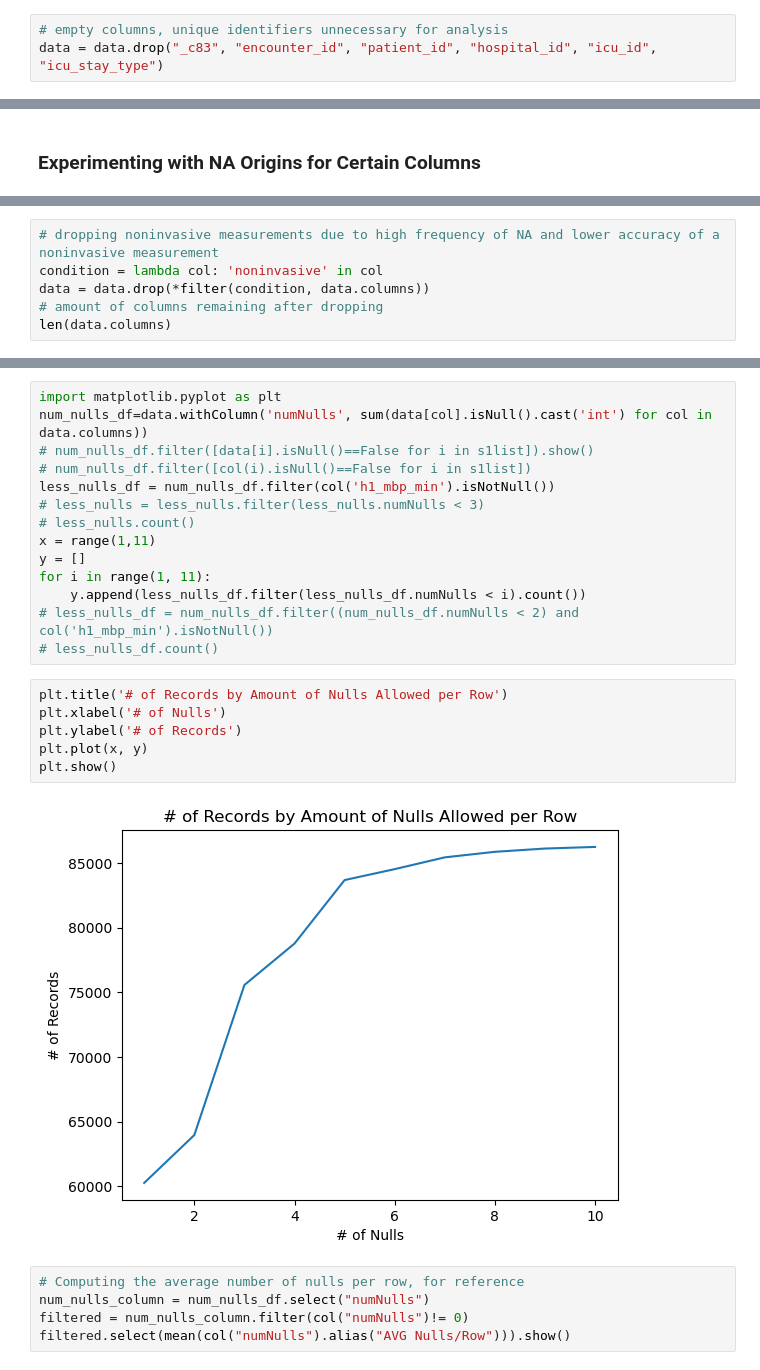
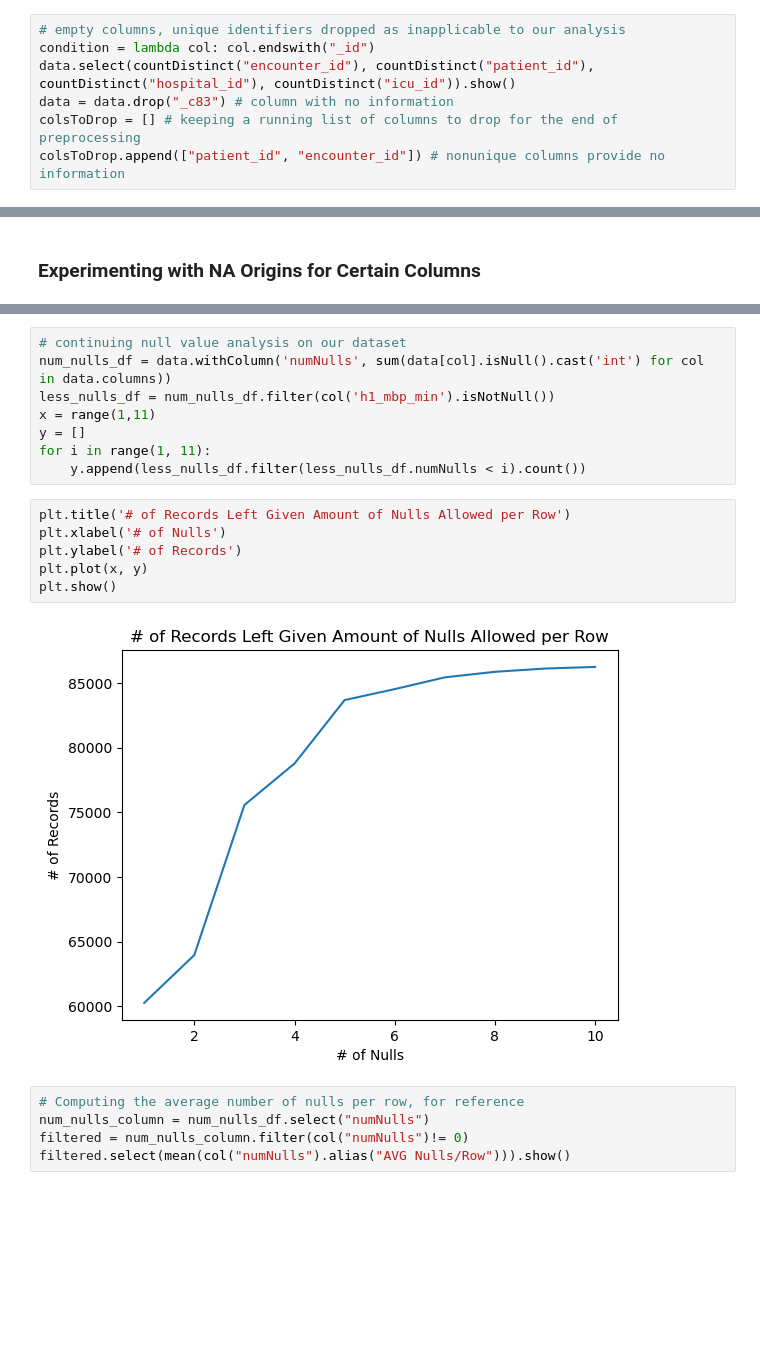
Before and after one commit to btchae/DS5110_Project, a Jupyter notebook: DS5110_Final_Project.ipynb, the cells around one changed output, grey strips where cells are left out. Saved outputs shown, nothing was run; the diff lists cells and outputs as text; blank space fills up the shorter version.

Commit message:
Cleaned up some code, added extra EDA analysis and column handling.

```diff
--- a/DS5110_Final_Project.ipynb
+++ b/DS5110_Final_Project.ipynb
@@ -46,6 +48,10 @@ root
  |-- hospital_death: integer (nullable = true)
 # %% [markdown]
 ## Data Preprocessing / EDA
-# %%
-# empty columns, unique identifiers unnecessary for analysis
-data = data.drop("_c83", "encounter_id", "patient_id", "hospital_id", "icu_id", "icu_stay_type")
+# %%
+# empty columns, unique identifiers dropped as inapplicable to our analysis
+condition = lambda col: col.endswith("_id")
+data.select(countDistinct("encounter_id"), countDistinct("patient_id"), countDistinct("hospital_id"), countDistinct("icu_id")).show()
+data = data.drop("_c83") # column with no information
+colsToDrop = [] # keeping a running list of columns to drop for the end of preprocessing
+colsToDrop.append(["patient_id", "encounter_id"]) # nonunique columns provide no information
@@ -61,9 +76,3 @@ data.select([count(when(col(c).isNull(), c)).alias(c) for c in data.columns]).sh
 +----+----+----------------+---------+------+------+----------------+--------+----------------+------+------------------+-------------------+---------------------+----------+---------------+---------- ...
 |4228|3429|               0|     1395|    25|  1334|             112|       0|               0|  2720|              1662|               1101|                    0|       715|           1901|           ...
 +----+----+----------------+---------+------+------+----------------+--------+----------------+------+------------------+-------------------+---------------------+----------+---------------+---------- ...
-# %%
-# dropping noninvasive measurements due to high frequency of NA and lower accuracy of a noninvasive measurement
-condition = lambda col: 'noninvasive' in col
-data = data.drop(*filter(condition, data.columns))
-# amount of columns remaining after dropping
-len(data.columns)
@@ -74,25 +112,19 @@ We will address our imbalanced response variable in our ML application.
 # %%
-import matplotlib.pyplot as plt
-num_nulls_df=data.withColumn('numNulls', sum(data[col].isNull().cast('int') for col in data.columns))
-# num_nulls_df.filter([data[i].isNull()==False for i in s1list]).show()
-# num_nulls_df.filter([col(i).isNull()==False for i in s1list])
+# continuing null value analysis on our dataset
+num_nulls_df = data.withColumn('numNulls', sum(data[col].isNull().cast('int') for col in data.columns))
 less_nulls_df = num_nulls_df.filter(col('h1_mbp_min').isNotNull())
-# less_nulls = less_nulls.filter(less_nulls.numNulls < 3)
-# less_nulls.count()
 x = range(1,11)
 y = []
 for i in range(1, 11):
     y.append(less_nulls_df.filter(less_nulls_df.numNulls < i).count())
-# less_nulls_df = num_nulls_df.filter((num_nulls_df.numNulls < 2) and col('h1_mbp_min').isNotNull())
-# less_nulls_df.count()
 # %%
-plt.title('# of Records by Amount of Nulls Allowed per Row')
+plt.title('# of Records Left Given Amount of Nulls Allowed per Row')
 plt.xlabel('# of Nulls')
 plt.ylabel('# of Records')
 plt.plot(x, y)
 plt.show()
 # %% [output]
-[figure, old version]
+[figure, new version]
 # %%
 # Computing the average number of nulls per row, for reference
 num_nulls_column = num_nulls_df.select("numNulls")
```
Also changed, not shown: parts of 31 cells of this notebook.
